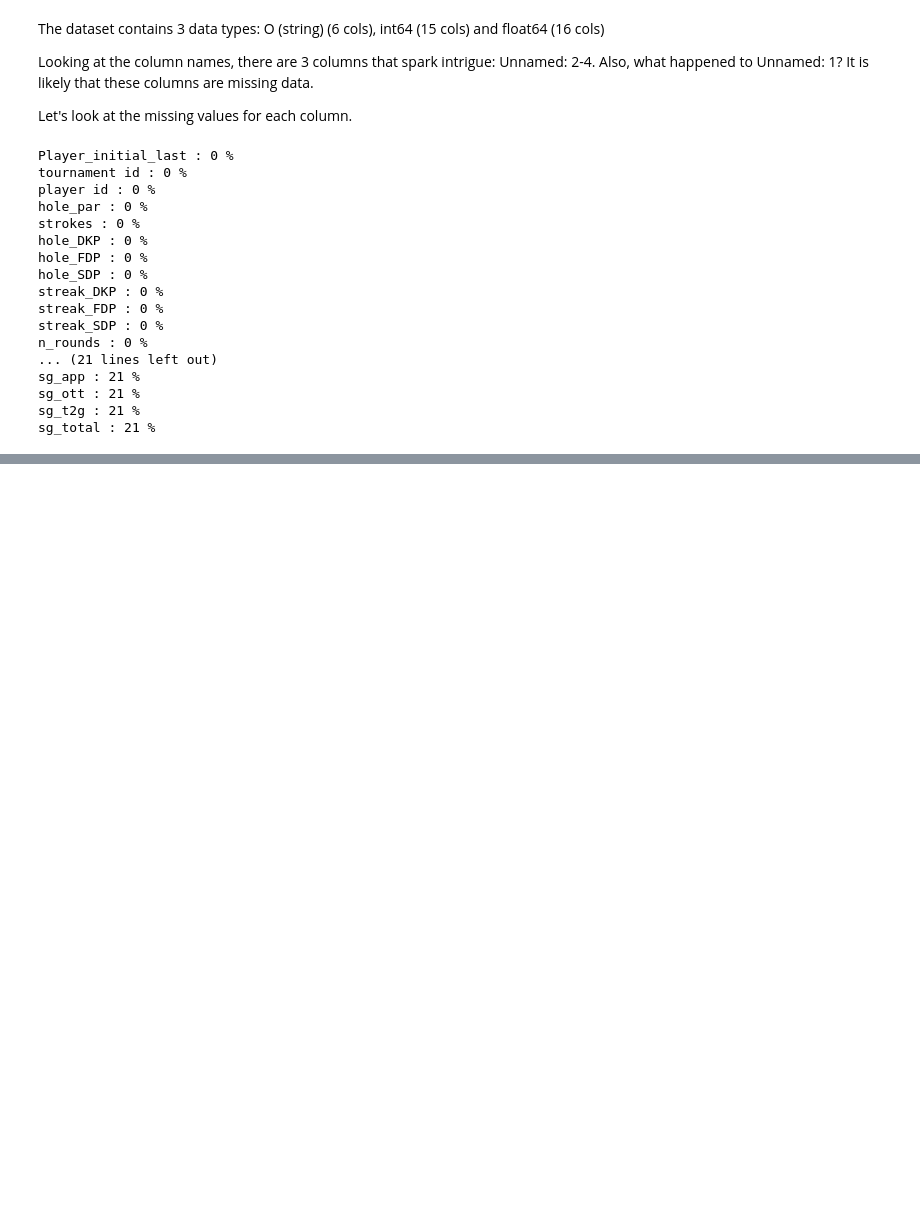
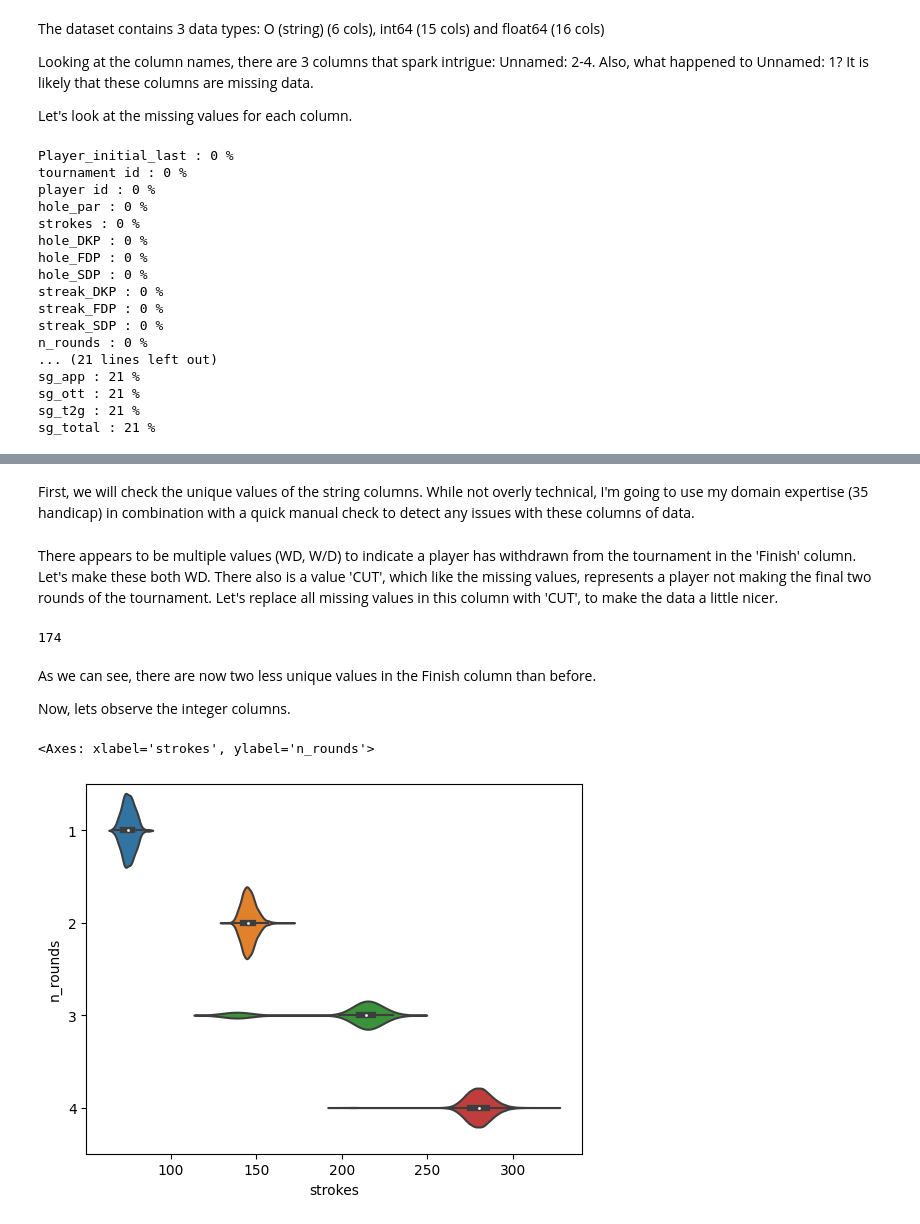
Before and after one commit to jamesdmeldrum/golf_data, a Jupyter notebook: initial_exploration.ipynb, the cells around one changed output, grey strips where cells are left out. Cells and saved outputs as stored; diff of their text form; code cells hidden in the pictures; blank space fills up the shorter version.

```diff
--- a/initial_exploration.ipynb
+++ b/initial_exploration.ipynb
@@ -82,0 +85,2 @@ All other columns have 100% present values, which is nice.
+# %% [markdown]
+First, we will check the unique values of the string columns. While not overly technical, I'm going to use my domain expertise (35 handicap) in combination with a quick manual check to detect any issues with these columns of data.
@@ -82,0 +91,17 @@ All other columns have 100% present values, which is nice.
+# %% [markdown]
+There appears to be multiple values (WD, W/D) to indicate a player has withdrawn from the tournament in the 'Finish' column. Let's make these both WD. There also is a value 'CUT', which like the missing values, represents a player not making the final two rounds of the tournament. Let's replace all missing values in this column with 'CUT', to make the data a little nicer.
+# %%
+clean_file = raw_file.replace({'Finish': 'W/D'}, 'WD')
+clean_file = clean_file.replace({'Finish': np.NaN}, 'CUT')
+len(clean_file.Finish.unique())
+# %% [output]
+174
+# %% [markdown]
+As we can see, there are now two less unique values in the Finish column than before.
+
+Now, lets observe the integer columns.
+# %%
+sns.violinplot(x='strokes', y='n_rounds', data=clean_file, orient='h')
+# %% [output]
+<Axes: xlabel='strokes', ylabel='n_rounds'>
+[figure, added]
```
Also changed, not shown: parts of 4 cells of this notebook.
